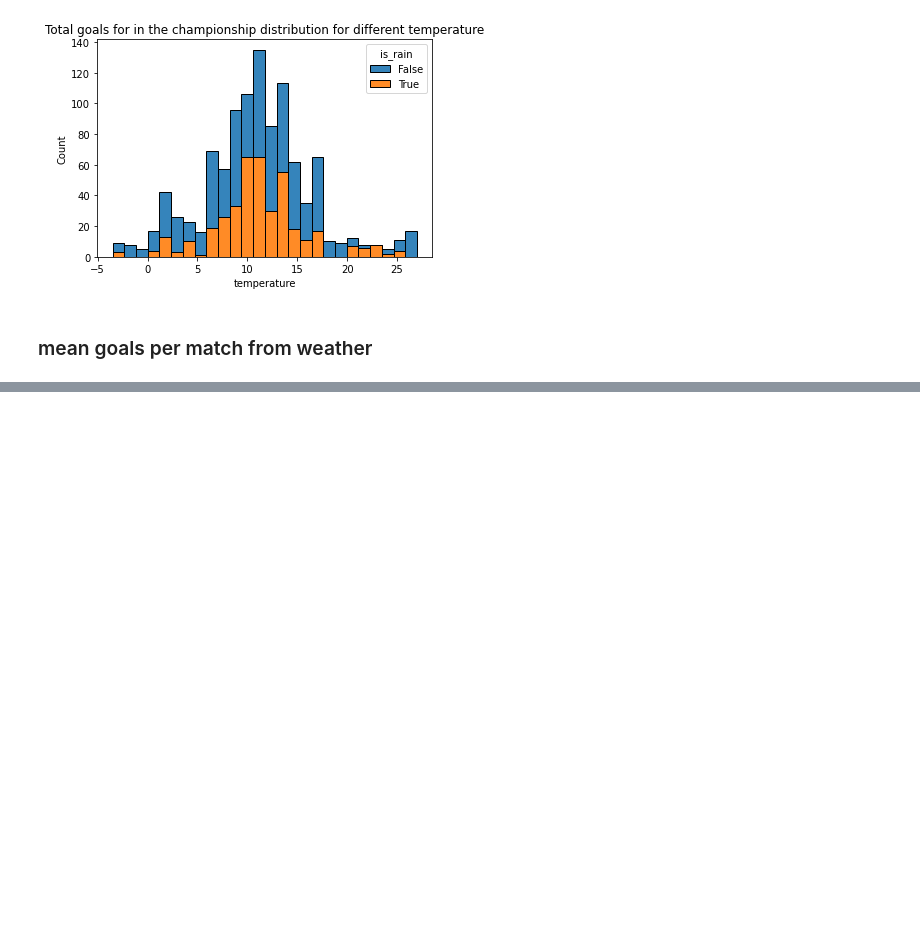
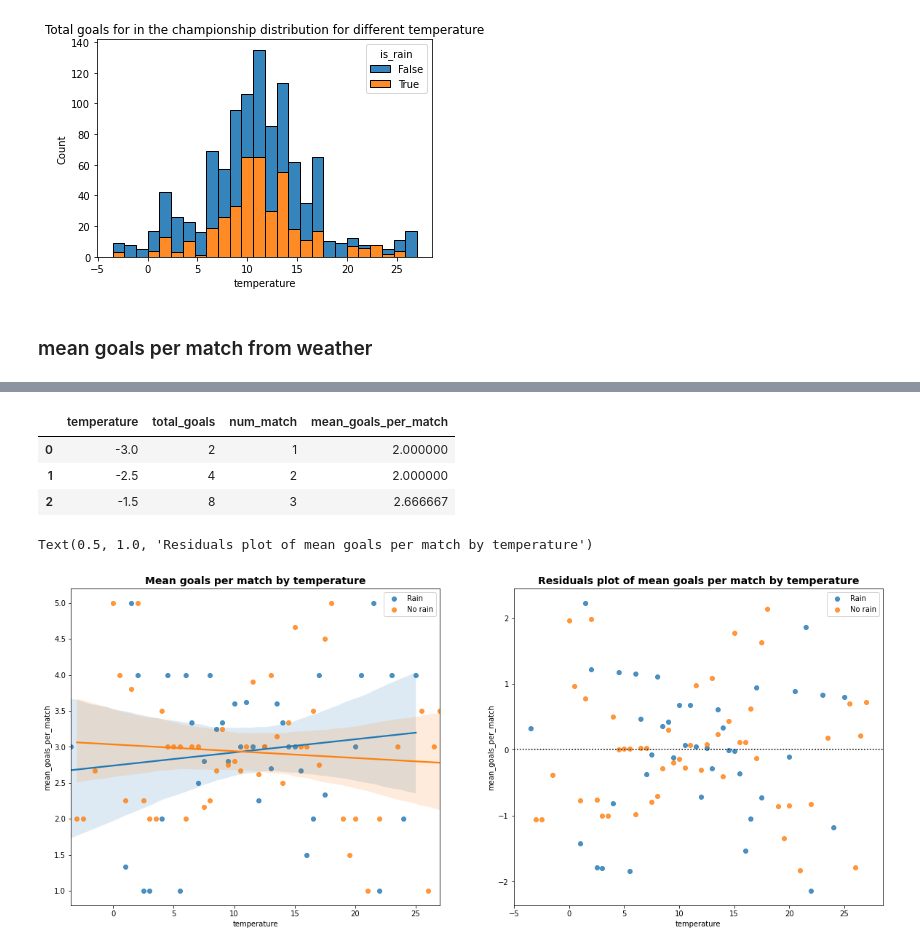
Before and after one commit to rolandina/foot-meteo, a Jupyter notebook: project_with_weather_from_csv/viz-nina.ipynb, the cells around one changed output, grey strips where cells are left out. Drawn from its saved outputs; the diff is of its cells as text; code cells hidden in the pictures; blank space fills up the shorter version.

Commit message:
add viz avg goals per match depending on weather

```diff
--- a/project_with_weather_from_csv/viz-nina.ipynb
+++ b/project_with_weather_from_csv/viz-nina.ipynb
@@ -310,0 +328,55 @@ df1 = df1.rename(columns = {"last_name": "number_goals_per_match"})
+# %%
+def regroup_by_temperature(df0):
+    """This function return data frame groupped by temperature
+    Parameters: df0 - data frame
+    Return: df - data frame.
+    """
+    df = df0[['temperature', 'number_goals_per_match']].groupby(by = 'temperature', as_index= False).sum()
+    df = df.rename(columns = {"number_goals_per_match": "total_goals"})
+    df['num_match'] = df0[['temperature', 'id']].groupby(by = 'temperature', as_index= False).count()["id"]
+    df['mean_goals_per_match'] = df['total_goals']/df['num_match']
+    return df
+# %%
+df_rain = regroup_by_temperature(rain)
+df_no_rain = regroup_by_temperature(no_rain)
+df_no_rain.head(3)
+# %% [output]
+|  | temperature | total_goals | num_match | mean_goals_per_match |
+| 0 | -3.0 | 2 | 1 | 2.000000 |
+| 1 | -2.5 | 4 | 2 | 2.000000 |
+| 2 | -1.5 | 8 | 3 | 2.666667 |
+# %%
+fig, ax = plt.subplots(1, 2, figsize=(20, 8))
+
+sns.regplot(data=df_rain,
+            x='temperature',
+            y='mean_goals_per_match',
+            label='Rain',
+            ax=ax[0])
+sns.regplot(data=df_no_rain,
+            x='temperature',
+            y='mean_goals_per_match',
+            label='No rain',
+            ax=ax[0])
+ax[0].legend()
+ax[0].set_title(f"Mean goals per match by temperature",
+                fontsize=14,
+                fontweight='bold')
+
+sns.residplot(data=df_rain,
+              x='temperature',
+              y='mean_goals_per_match',
+              label='Rain',
+              ax=ax[1])
+sns.residplot(data=df_no_rain,
+              x='temperature',
+              y='mean_goals_per_match',
+              label='No rain',
+              ax=ax[1])
+ax[1].legend()
+ax[1].set_title(f"Residuals plot of mean goals per match by temperature",
+                fontsize=14,
+                fontweight='bold')
+# %% [output]
+Text(0.5, 1.0, 'Residuals plot of mean goals per match by temperature')
+[figure, added]
```
Also changed, not shown: parts of 16 cells of this notebook.
